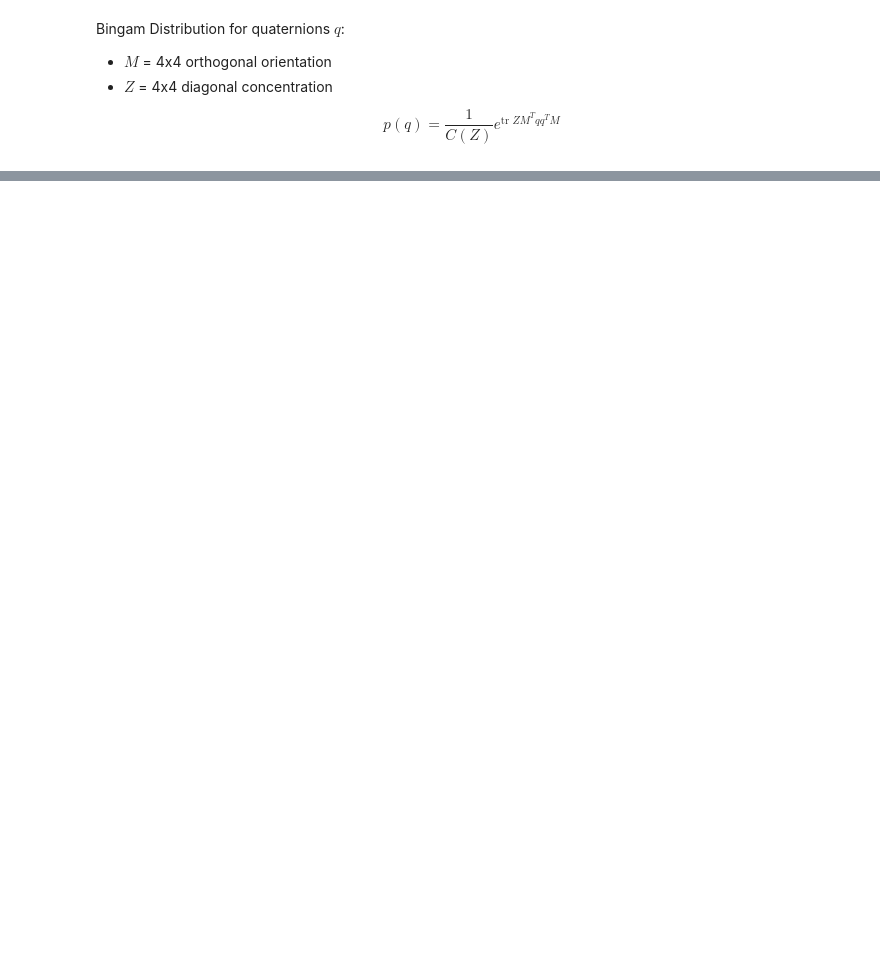
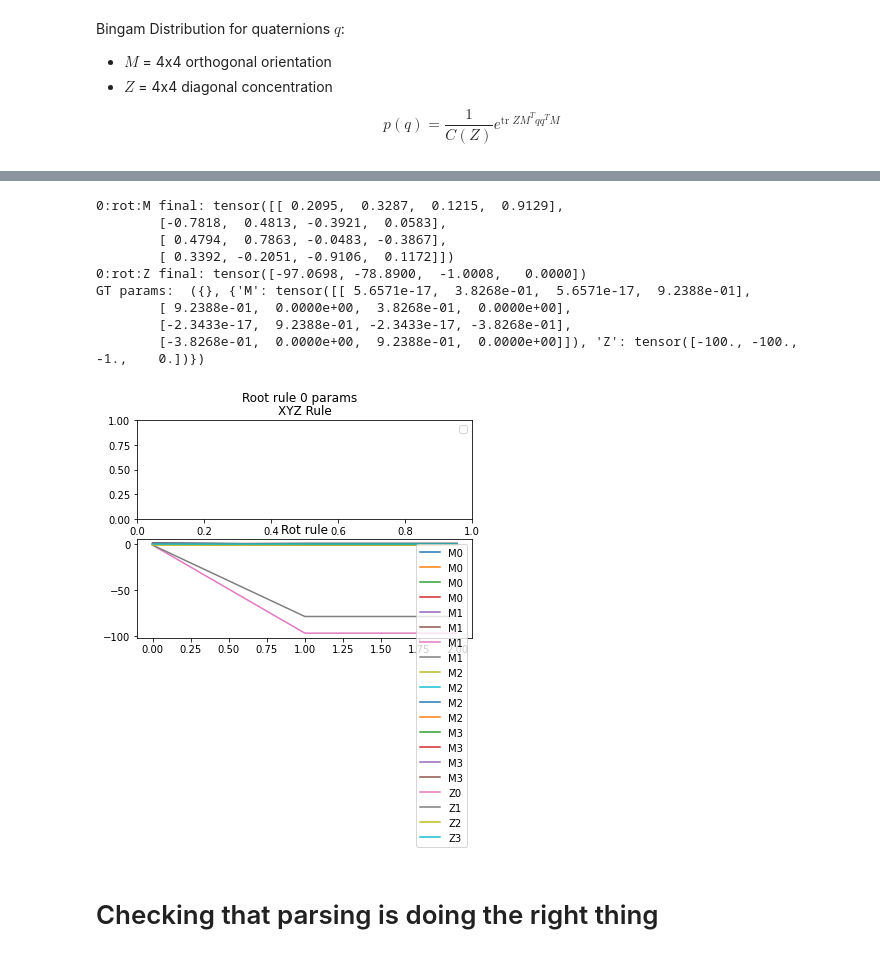
Before and after one commit to gizatt/spatial_scene_grammars, a Jupyter notebook: sandbox/bingham_distribution_prototype.ipynb, the cells around one changed output, grey strips where cells are left out. Saved outputs shown, nothing was run; the diff lists cells and outputs as text; code cells hidden in the pictures; blank space fills up the shorter version.

Commit message:
Bingham distribution fitting working (I think?) in dish bin example

```diff
--- a/sandbox/bingham_distribution_prototype.ipynb
+++ b/sandbox/bingham_distribution_prototype.ipynb
@@ -78,0 +200,10 @@ plt.show()
+# %%
+# Try to do parameter estimation on these environments. It should be trivial
+# to parse, since the intermediate position = the child positions.
+fit_grammar = grammar = SpatialSceneGrammar(
+    root_node_type = Root,
+    root_node_tf = drake_tf_to_torch_tf(RigidTransform(p=[0.5, 0., 0.])),
+    sample_params_from_prior=True
+)
+em = EMWrapper(fit_grammar, observed_node_sets)
+em.do_iterated_em_fitting(em_iterations=2, tqdm=tqdm, num_workers=1)
@@ -78,0 +229,5 @@ plt.show()
+# %%
+%matplotlib inline
+em.plot_grammar_parameter_history(Root)
+print("GT params: ", trees[0].find_nodes_by_type(Root)[0].rules[0].parameters)
+# %% [output]
@@ -78,0 +235,12 @@ plt.show()
+0:rot:M final: tensor([[ 0.2095,  0.3287,  0.1215,  0.9129],
+        [-0.7818,  0.4813, -0.3921,  0.0583],
+        [ 0.4794,  0.7863, -0.0483, -0.3867],
+        [ 0.3392, -0.2051, -0.9106,  0.1172]])
+0:rot:Z final: tensor([-97.0698, -78.8900,  -1.0008,   0.0000])
+GT params:  ({}, {'M': tensor([[ 5.6571e-17,  3.8268e-01,  5.6571e-17,  9.2388e-01],
+        [ 9.2388e-01,  0.0000e+00,  3.8268e-01,  0.0000e+00],
+        [-2.3433e-17,  9.2388e-01, -2.3433e-17, -3.8268e-01],
+        [-3.8268e-01,  0.0000e+00,  9.2388e-01,  0.0000e+00]]), 'Z': tensor([-100., -100.,   -1.,    0.])})
+[figure, added]
+# %% [markdown]
+# Checking that parsing is doing the right thing
```
Also changed, not shown: parts of 9 cells of this notebook, 6 other files.
